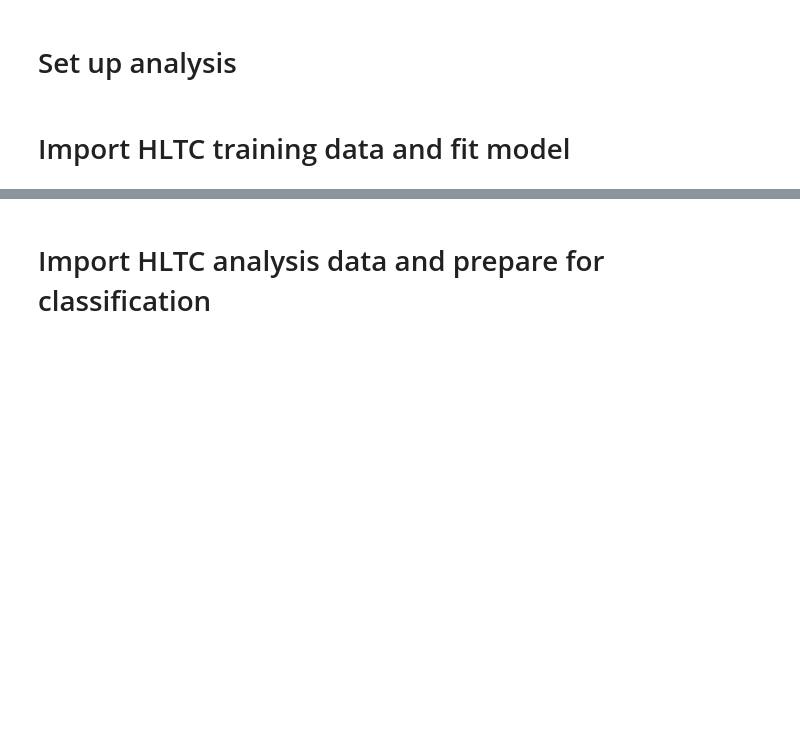
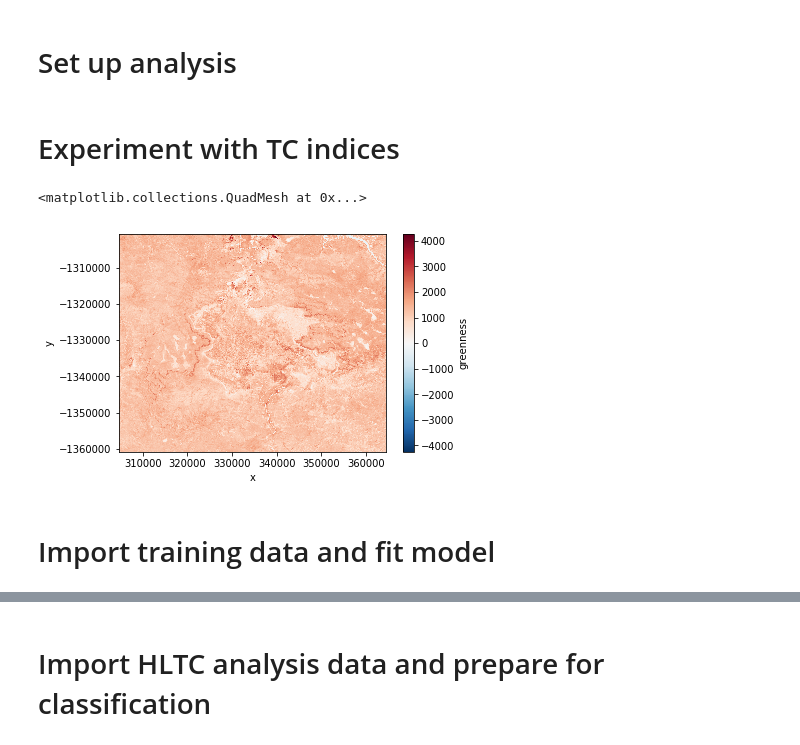
Before and after one commit to ML-MachineLearning/randomforest-GA, a Jupyter notebook: random_forest.ipynb, the cells around one changed output, grey strips where cells are left out. Saved outputs shown, nothing was run; the diff lists cells and outputs as text; code cells hidden in the pictures; blank space fills up the shorter version.

Commit message:
Working version of tasseled cap function

```diff
--- a/random_forest.ipynb
+++ b/random_forest.ipynb
@@ -231,5 +318,38 @@ train_data_path = "raw_data/train"
+# %% [markdown]
+# Experiment with TC indices
+# %%
+# Set up analysis data query
+lat_point, lon_point, buffer = -12.5760601941, 135.026655065, 30000
+x, y = geometry.point(lon_point, lat_point, CRS('WGS84')).to_crs(CRS('EPSG:3577')).points[0]
+
+# Define wavelengths/bands of interest, remove this kwarg to retrieve all bands
+bands_of_interest = ['blue',
+                     'green',
+                     'red',
+                     'nir',
+                     'swir1',
+                     'swir2']
+
+# Set up query
+query = {'time': ('2017-03-01', '2017-06-28'),
+         'x': (x - buffer, x + buffer),
+         'y': (y - buffer, y + buffer),
+         'crs': 'EPSG:3577'}
+
+# Test function
+nbar_example = load_nbart('ls8',query,bands_of_interest)
+out = tasseled_cap(sensor_data = nbar_example,
+                   tc_bands = ['greenness', 'brightness', 'wetness'],
+                   sensor = 'ls8',
+                   drop = True)
+
+# Plot
+out.median("time").greenness.plot()
+# %% [output]
+<matplotlib.collections.QuadMesh at 0x...>
+[figure, added]
 # %% [markdown]
-# Import HLTC training data and fit model
+# Import training data and fit model
 # %%
 # Iterate through each point and extract matching polygon data
 with fiona.open(train_data_path + "/training_data_mangrove.shp") as points:
```
Also changed, not shown: parts of 4 cells of this notebook.
